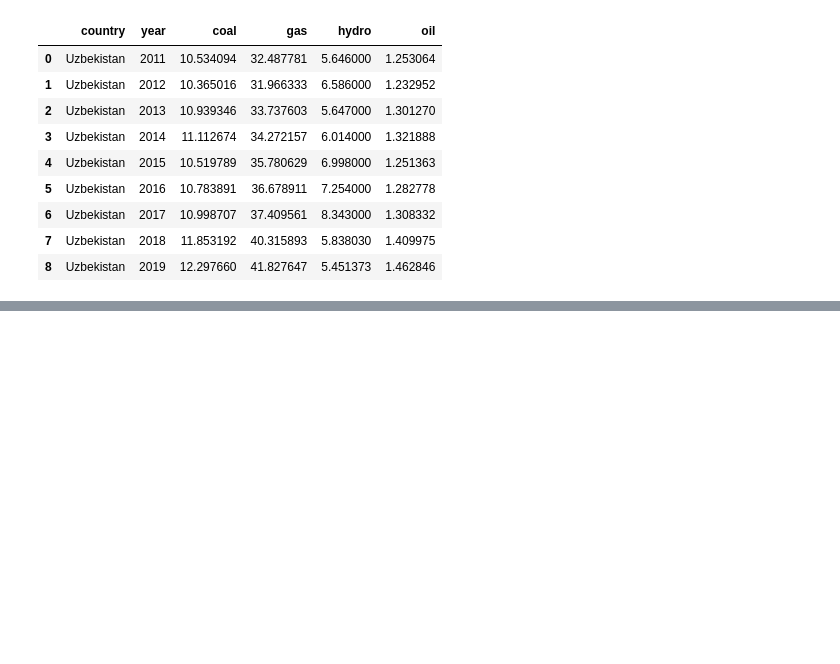
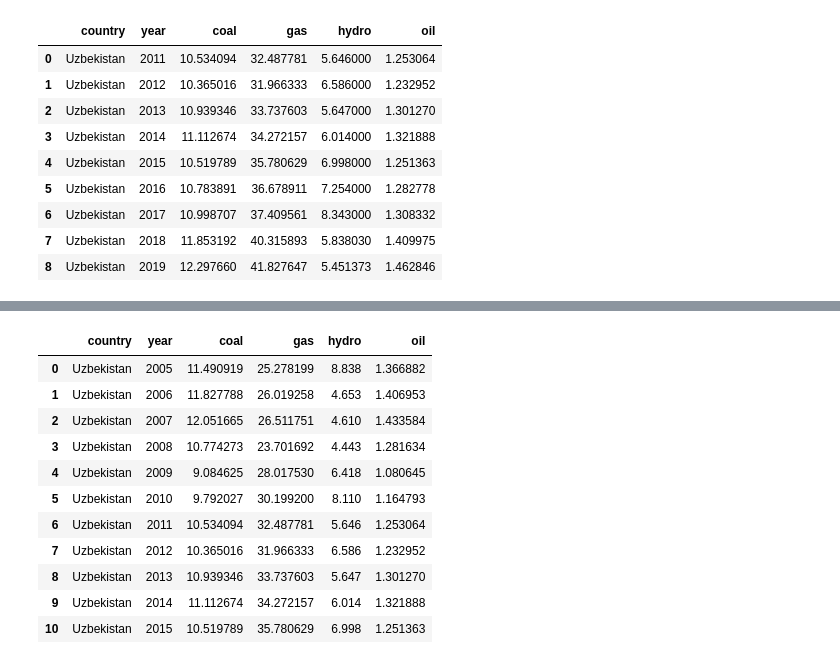
Before and after one commit to lazizrakhmat/DS-SQL, a Jupyter notebook: foydali_buyruqlar.ipynb, the cells around one changed output, grey strips where cells are left out. Cells and saved outputs as stored; diff of their text form; code cells hidden in the pictures; blank space fills up the shorter version.

```diff
--- a/foydali_buyruqlar.ipynb
+++ b/foydali_buyruqlar.ipynb
@@ -84,0 +108,17 @@ dfuz
+# %%
+# BETWEEN
+query = "SELECT country, year, coal, gas, hydro, oil FROM elect WHERE country='Uzbekistan' AND year BETWEEN 2005 AND 2015"
+pd.read_sql(query, db)
+# %% [output]
+|  | country | year | coal | gas | hydro | oil |
+| 0 | Uzbekistan | 2005 | 11.490919 | 25.278199 | 8.838 | 1.366882 |
+| 1 | Uzbekistan | 2006 | 11.827788 | 26.019258 | 4.653 | 1.406953 |
+| 2 | Uzbekistan | 2007 | 12.051665 | 26.511751 | 4.610 | 1.433584 |
+| 3 | Uzbekistan | 2008 | 10.774273 | 23.701692 | 4.443 | 1.281634 |
+| 4 | Uzbekistan | 2009 | 9.084625 | 28.017530 | 6.418 | 1.080645 |
+| 5 | Uzbekistan | 2010 | 9.792027 | 30.199200 | 8.110 | 1.164793 |
+| 6 | Uzbekistan | 2011 | 10.534094 | 32.487781 | 5.646 | 1.253064 |
+| 7 | Uzbekistan | 2012 | 10.365016 | 31.966333 | 6.586 | 1.232952 |
+| 8 | Uzbekistan | 2013 | 10.939346 | 33.737603 | 5.647 | 1.301270 |
+| 9 | Uzbekistan | 2014 | 11.112674 | 34.272157 | 6.014 | 1.321888 |
+| 10 | Uzbekistan | 2015 | 10.519789 | 35.780629 | 6.998 | 1.251363 |
```
Also changed, not shown: parts of 10 cells of this notebook.
